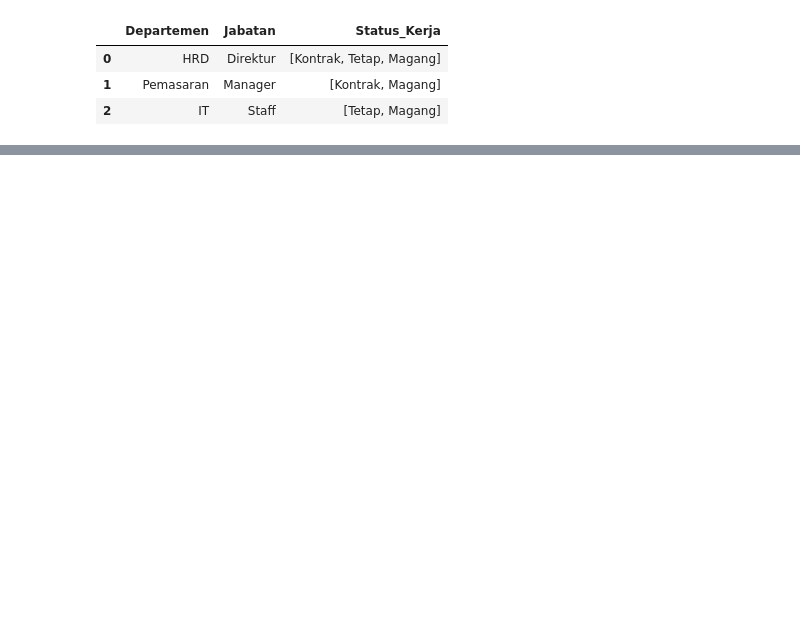
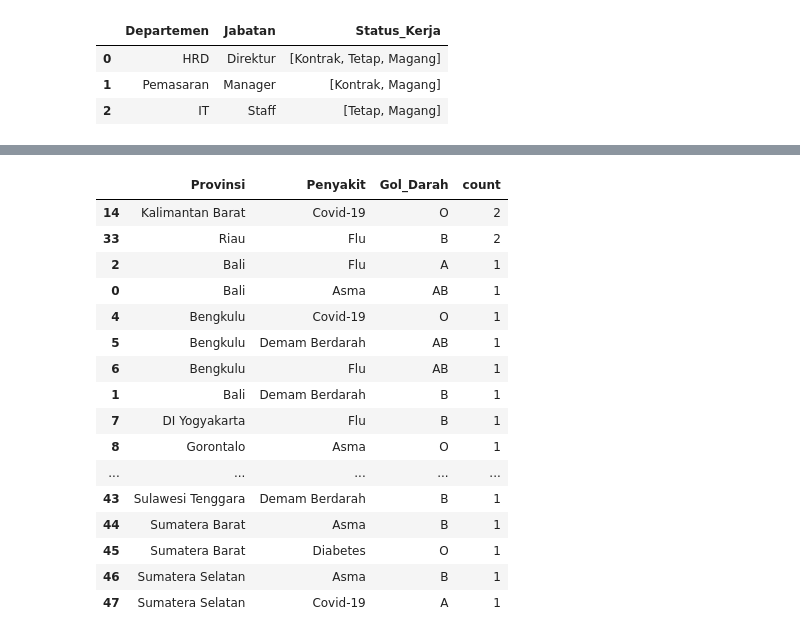
Before and after one commit to diosamuel/data_anonym_task, a Jupyter notebook: DataAnonymity.ipynb, the cells around one changed output, grey strips where cells are left out. Drawn from its saved outputs; the diff is of its cells as text; code cells hidden in the pictures; blank space fills up the shorter version.

```diff
--- a/DataAnonymity.ipynb
+++ b/DataAnonymity.ipynb
@@ -632,0 +646,2 @@ pd.concat([df_final_1, df_final_2, df_final_3], ignore_index=True)
+# %%
+df_pasien = pasien.drop(columns=['ID_Pasien',"Email","NIK","Tanggal_Lahir","No_HP","Tgl_Kunjungan","Biaya"])
@@ -632,0 +668,28 @@ pd.concat([df_final_1, df_final_2, df_final_3], ignore_index=True)
+# %%
+import pandas as pd
+quasi_identifiers = ["Provinsi","Penyakit","Gol_Darah"]
+
+group_counts = df_pasien.groupby(quasi_identifiers).size().reset_index(name="count").sort_values(by="count", ascending=False)
+k = 5
+# df_karyawan_2 = df_karyawan.merge(group_counts, on=quasi_identifiers)
+# df_karyawan_kanon = df_karyawan_2[df_karyawan_2["count"] >= k].drop(columns="count")
+df_baru = group_counts[group_counts["count"]>0].sort_values(by="count", ascending=False)
+df_baru
+# %% [output]
+|  | Provinsi | Penyakit | Gol_Darah | count |
+| 14 | Kalimantan Barat | Covid-19 | O | 2 |
+| 33 | Riau | Flu | B | 2 |
+| 2 | Bali | Flu | A | 1 |
+| 0 | Bali | Asma | AB | 1 |
+| 4 | Bengkulu | Covid-19 | O | 1 |
+| 5 | Bengkulu | Demam Berdarah | AB | 1 |
+| 6 | Bengkulu | Flu | AB | 1 |
+| 1 | Bali | Demam Berdarah | B | 1 |
+| 7 | DI Yogyakarta | Flu | B | 1 |
+| 8 | Gorontalo | Asma | O | 1 |
+| ... | ... | ... | ... | ... |
+| 43 | Sulawesi Tenggara | Demam Berdarah | B | 1 |
+| 44 | Sumatera Barat | Asma | B | 1 |
+| 45 | Sumatera Barat | Diabetes | O | 1 |
+| 46 | Sumatera Selatan | Asma | B | 1 |
+| 47 | Sumatera Selatan | Covid-19 | A | 1 |
```
Also changed, not shown: parts of 15 cells of this notebook.
